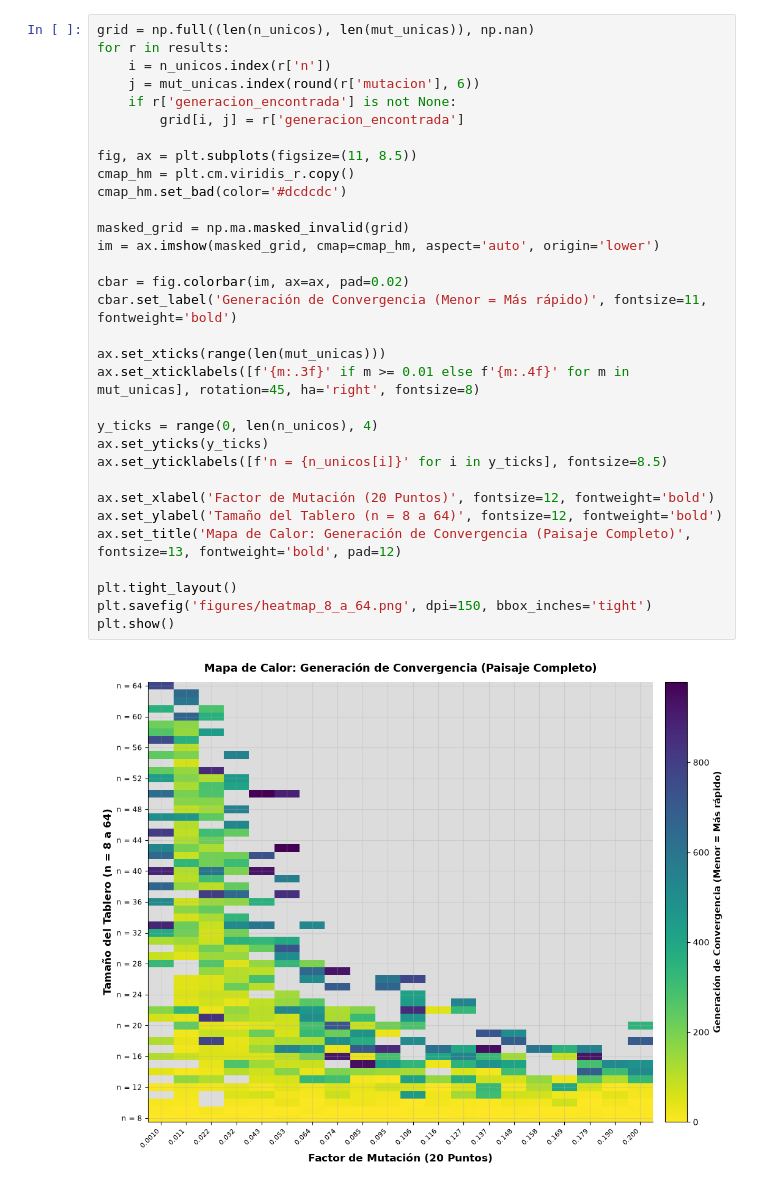
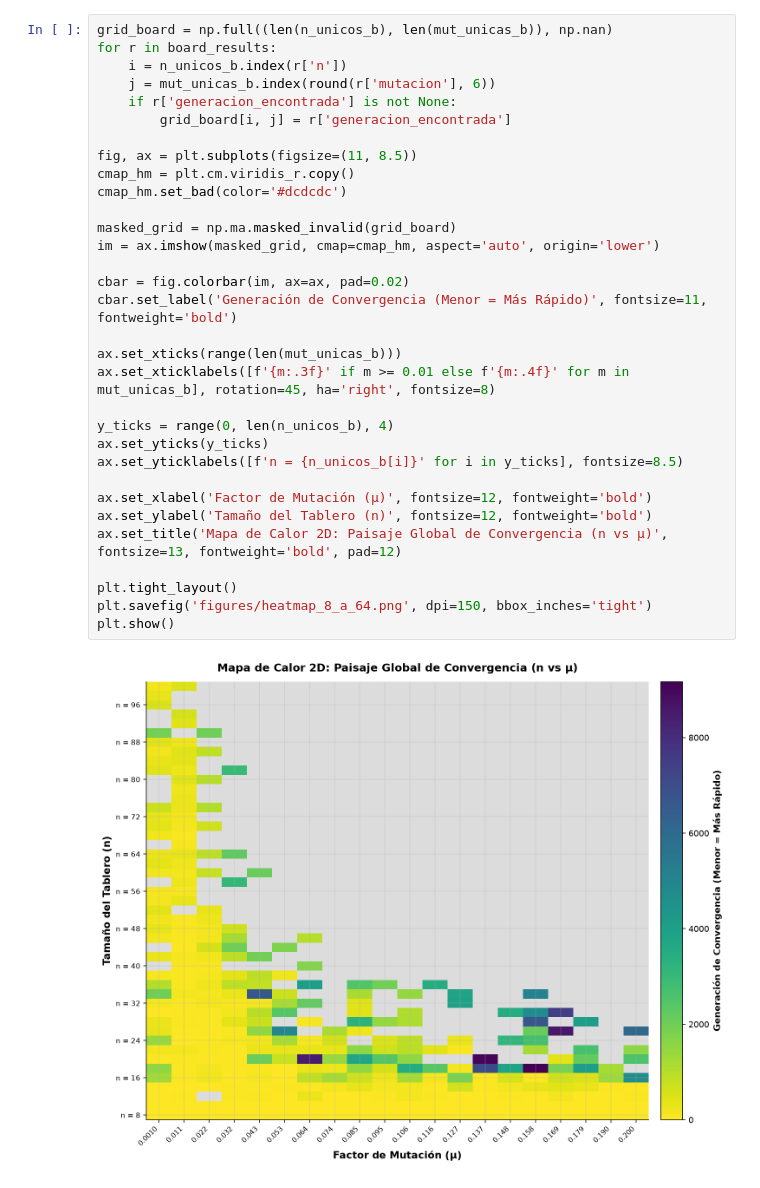
Before and after one commit to Davilapai/Evolutionary-Algorithm, a Jupyter notebook: analisis_experimentos_n_reinas.ipynb, the cells around one changed output. Saved outputs shown, nothing was run; the diff lists cells and outputs as text.

```diff
--- a/analisis_experimentos_n_reinas.ipynb
+++ b/analisis_experimentos_n_reinas.ipynb
@@ -150,34 +203,34 @@ El mapa de calor representa en dos dimensiones el comportamiento global: cada fi
 # %%
-grid = np.full((len(n_unicos), len(mut_unicas)), np.nan)
-for r in results:
-    i = n_unicos.index(r['n'])
-    j = mut_unicas.index(round(r['mutacion'], 6))
+grid_board = np.full((len(n_unicos_b), len(mut_unicas_b)), np.nan)
+for r in board_results:
+    i = n_unicos_b.index(r['n'])
+    j = mut_unicas_b.index(round(r['mutacion'], 6))
     if r['generacion_encontrada'] is not None:
-        grid[i, j] = r['generacion_encontrada']
+        grid_board[i, j] = r['generacion_encontrada']
 
 fig, ax = plt.subplots(figsize=(11, 8.5))
 cmap_hm = plt.cm.viridis_r.copy()
 cmap_hm.set_bad(color='#dcdcdc')
 
-masked_grid = np.ma.masked_invalid(grid)
+masked_grid = np.ma.masked_invalid(grid_board)
 im = ax.imshow(masked_grid, cmap=cmap_hm, aspect='auto', origin='lower')
 
 cbar = fig.colorbar(im, ax=ax, pad=0.02)
-cbar.set_label('Generación de Convergencia (Menor = Más rápido)', fontsize=11, fontweight='bold')
+cbar.set_label('Generación de Convergencia (Menor = Más Rápido)', fontsize=11, fontweight='bold')
 
-ax.set_xticks(range(len(mut_unicas)))
-ax.set_xticklabels([f'{m:.3f}' if m >= 0.01 else f'{m:.4f}' for m in mut_unicas], rotation=45, ha='right', fontsize=8)
+ax.set_xticks(range(len(mut_unicas_b)))
+ax.set_xticklabels([f'{m:.3f}' if m >= 0.01 else f'{m:.4f}' for m in mut_unicas_b], rotation=45, ha='right', fontsize=8)
 
-y_ticks = range(0, len(n_unicos), 4)
+y_ticks = range(0, len(n_unicos_b), 4)
 ax.set_yticks(y_ticks)
-ax.set_yticklabels([f'n = {n_unicos[i]}' for i in y_ticks], fontsize=8.5)
+ax.set_yticklabels([f'n = {n_unicos_b[i]}' for i in y_ticks], fontsize=8.5)
 
-ax.set_xlabel('Factor de Mutación (20 Puntos)', fontsize=12, fontweight='bold')
-ax.set_ylabel('Tamaño del Tablero (n = 8 a 64)', fontsize=12, fontweight='bold')
-ax.set_title('Mapa de Calor: Generación de Convergencia (Paisaje Completo)', fontsize=13, fontweight='bold', pad=12)
+ax.set_xlabel('Factor de Mutación (μ)', fontsize=12, fontweight='bold')
+ax.set_ylabel('Tamaño del Tablero (n)', fontsize=12, fontweight='bold')
+ax.set_title('Mapa de Calor 2D: Paisaje Global de Convergencia (n vs μ)', fontsize=13, fontweight='bold', pad=12)
 
 plt.tight_layout()
 plt.savefig('figures/heatmap_8_a_64.png', dpi=150, bbox_inches='tight')
 plt.show()
 # %% [output]
-[figure, old version]
+[figure, new version]
```
Also changed, not shown: parts of 29 cells of this notebook, 17 other files.
